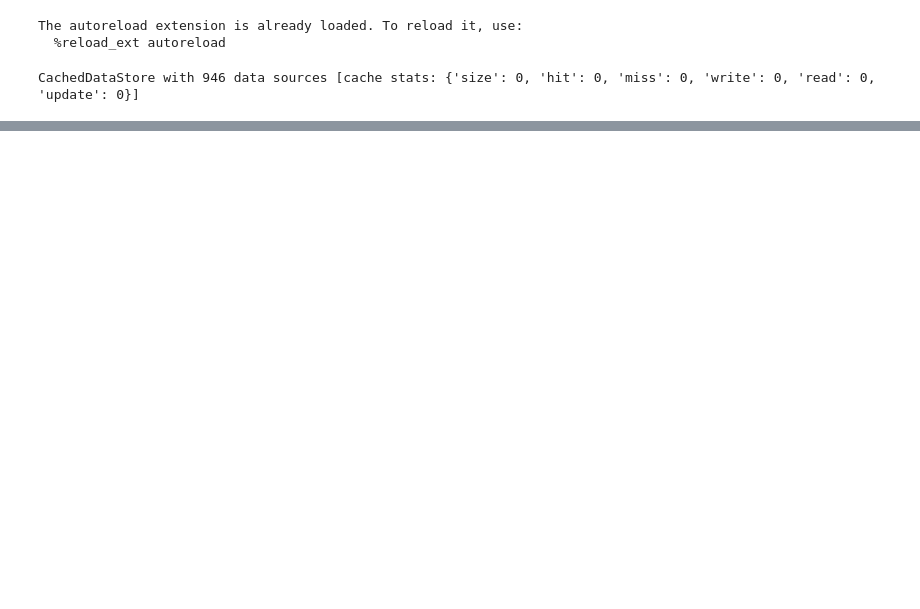
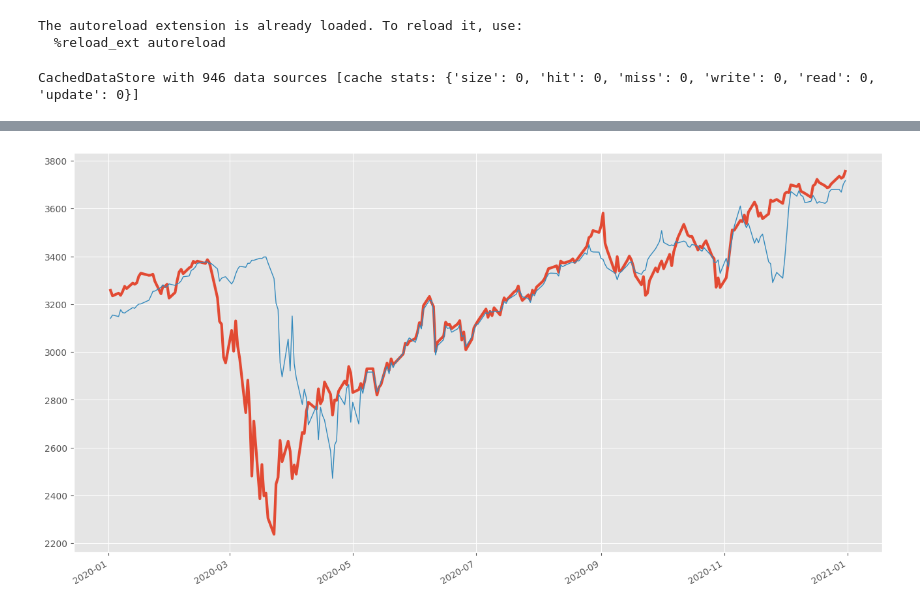
Before and after one commit to manidmt/TFG, a Jupyter notebook: jupyter/TFG_testing/ModelExperimentFactory_test.ipynb, the cells around one changed output, grey strips where cells are left out. Cells and saved outputs as stored; diff of their text form; code cells hidden in the pictures; blank space fills up the shorter version.

```diff
--- a/jupyter/TFG_testing/ModelExperimentFactory_test.ipynb
+++ b/jupyter/TFG_testing/ModelExperimentFactory_test.ipynb
@@ -109,0 +268,4 @@ print(absolute_predictions)
+# %%
+plot_series([data, absolute_predictions_svr], "2020-01-01", "2021-01-01")
+# %% [output]
+[figure, added]
```
Also changed, not shown: parts of 22 cells of this notebook, 7 other files.
